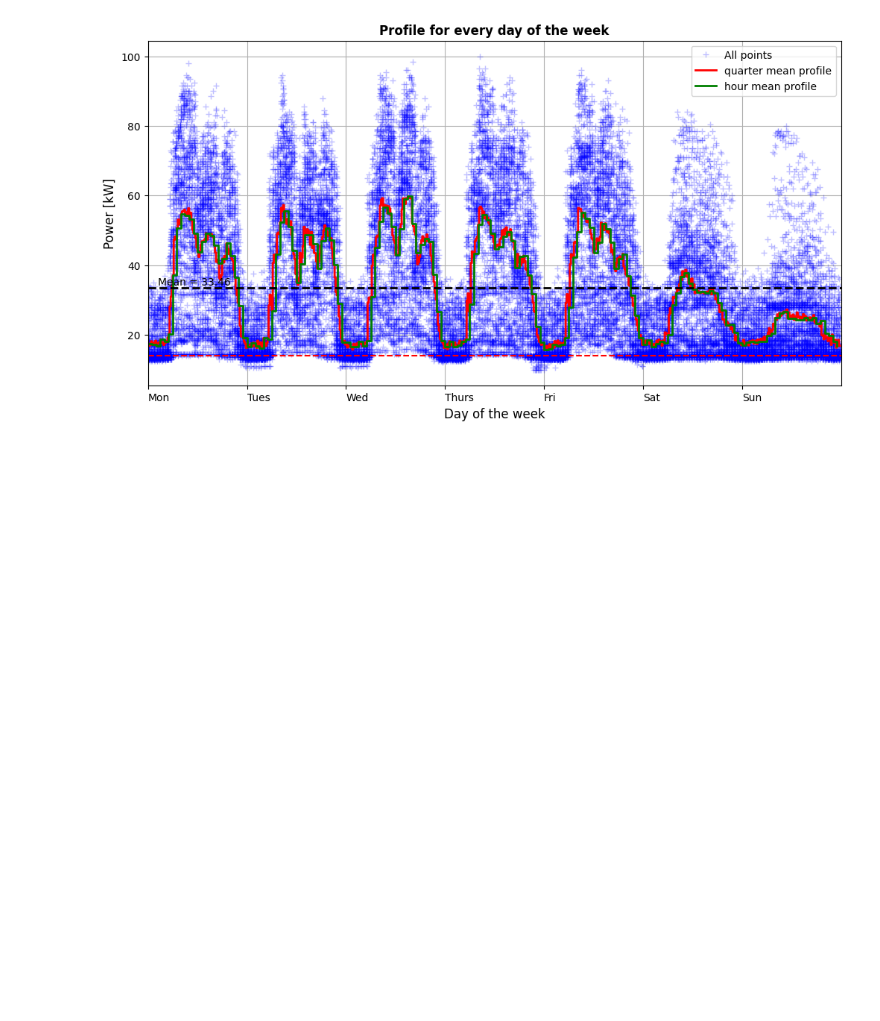
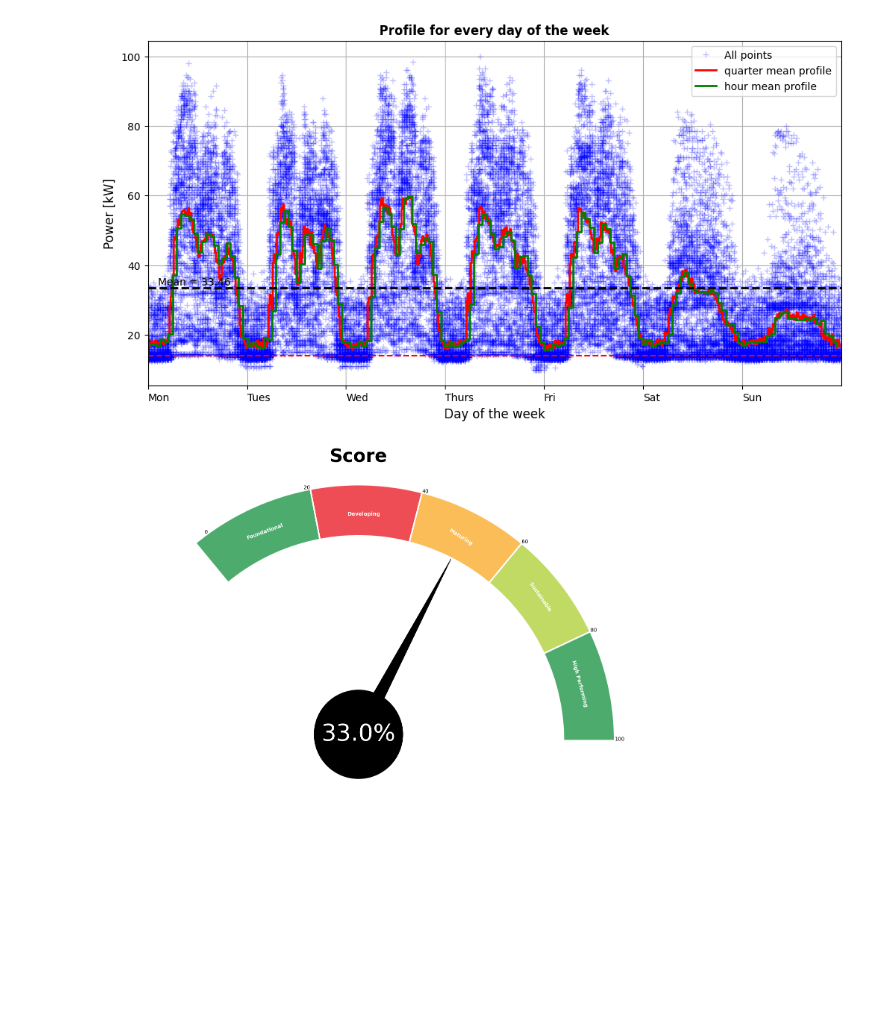
Before and after one commit to moixpo/baratin, a Jupyter notebook: test_smartmeter_csv.ipynb, the cells around one changed output. Saved outputs shown, nothing was run; the diff lists cells and outputs as text; code cells hidden in the pictures; blank space fills up the shorter version.

Commit message:
addition of the scores gauges

```diff
--- a/test_smartmeter_csv.ipynb
+++ b/test_smartmeter_csv.ipynb
@@ -501,9 +503,42 @@ figure_week.axes[0].axhline(consumption_ribbon, color="red", linestyle="--", lab
 <matplotlib.lines.Line2D at 0x...>
 [figure]
 # %%
+score = 33.0
+score_name ="Score"
+#colors = ['#4dab6d', "#72c66e", "#c1da64", "#f6ee54", "#fabd57", "#f36d54", "#ee4d55"]
+colors = ['#4dab6d',  "#c1da64",  "#fabd57", "#ee4d55"]
 
-# import sweetviz as sv
+values = [100,80,60,40,20,0]
 
-# #df = pd.read_csv("data.csv")
-# report = sv.analyze(df)
-# report.show_html("eda_report.html")
+x_axis_vals = [0, 0.44, 0.88,1.32,1.76]
+
+fig = plt.figure(figsize=(18,18))
+ax = fig.add_subplot(projection="polar");
+
+ax.bar(x=[0, 0.44, 0.88,1.32,1.76], width=0.5, height=0.5, bottom=2,
+       linewidth=3, edgecolor="white",
+       color=colors, align="edge");
+
+plt.annotate("High Performing", xy=(0.16,2.1), rotation=-75, color="white", fontweight="bold");
+plt.annotate("Sustainable", xy=(0.65,2.08), rotation=-55, color="white", fontweight="bold");
+plt.annotate("Maturing", xy=(1.14,2.1), rotation=-32, color="white", fontweight="bold");
+plt.annotate("Developing", xy=(1.62,2.2), color="white", fontweight="bold");
+plt.annotate("Foundational", xy=(2.08,2.25), rotation=20, color="white", fontweight="bold");
+# plt.annotate("Volatile", xy=(2.46,2.25), rotation=45, color="white", fontweight="bold");
+# plt.annotate("Unsustainable", xy=(3.0,2.25), rotation=75, color="white", fontweight="bold");
+
+for loc, val in zip([0, 0.44, 0.88,1.32,1.76,2.2], values):
+    plt.annotate(val, xy=(loc, 2.5), ha="right" if val<=20 else "left");
+
+plt.annotate(f"{score}%", xytext=(0,0), xy=(1.1, 2.0),
+             arrowprops=dict(arrowstyle="wedge, tail_width=0.5", color="black", shrinkA=0),
+             bbox=dict(boxstyle="circle", facecolor="black", linewidth=2.0, ),
+             fontsize=45, color="white", ha="center"
+            );
+
+
+plt.title(score_name, loc="center", pad=20, fontsize=35, fontweight="bold");
+
+ax.set_axis_off();
+# %% [output]
+[figure, added]
```
Also changed, not shown: parts of 3 cells of this notebook, 4 other files.
